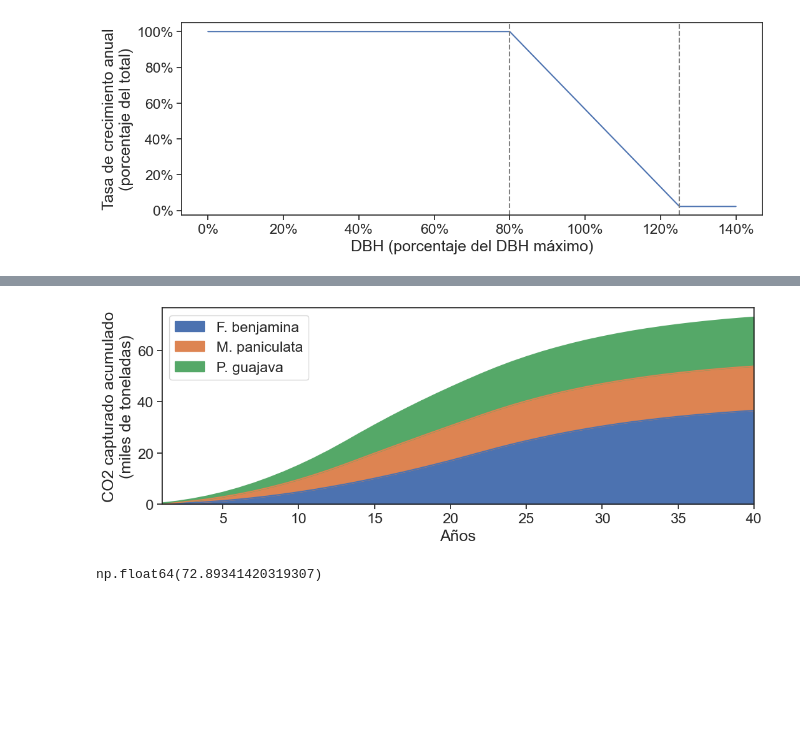
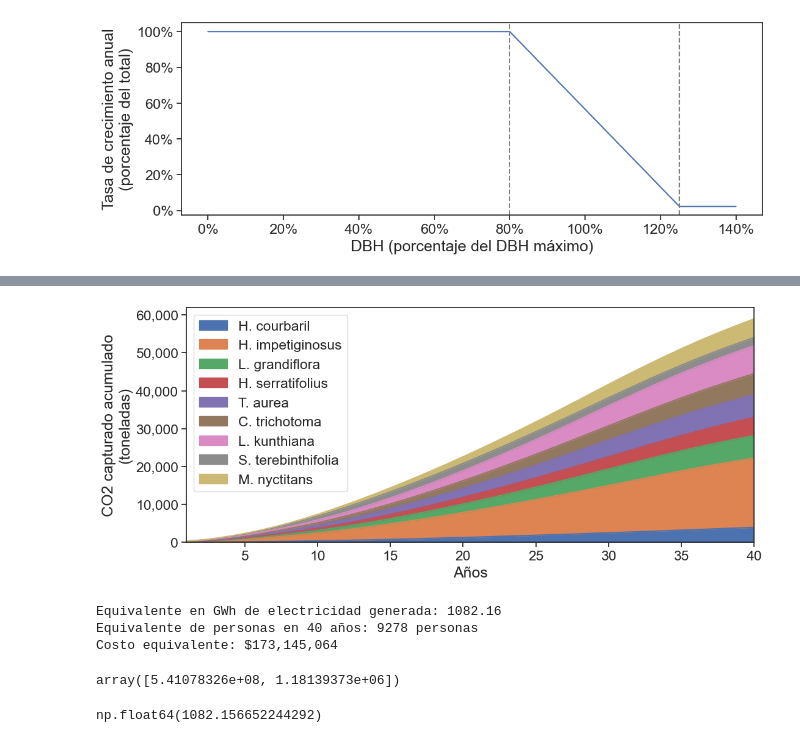
Before and after one commit to RodolfoFigueroa/belo_horizonte, a Jupyter notebook: trees.ipynb, the cells around one changed output, grey strips where cells are left out. Saved outputs shown, nothing was run; the diff lists cells and outputs as text; code cells hidden in the pictures; blank space fills up the shorter version.

```diff
--- a/trees.ipynb
+++ b/trees.ipynb
@@ -9,7 +10,4 @@ import seaborn as sns
 from matplotlib import ticker
 # %%
 figure_path = Path("./figures")
-# %%
-with open("./benefit.json") as file:
-    data = json.load(file)
 # %%
@@ -53,0 +74,4 @@ df_attributes = (
+# %%
+df_attributes_first = load_benefit_data("./benefits/year_1.json")
+df_attributes_after = load_benefit_data("./benefits/year_after.json", year_offset=1).reset_index().query("year > 1").set_index(["tree", "year"])
+df_attributes = pd.concat([df_attributes_first, df_attributes_after]).sort_index()
@@ -135,35 +170,45 @@ fig.savefig(figure_path / "crown_area_over_time.jpg", dpi=300, bbox_inches="tigh
 # %%
-all_sequestrations = []
-for i in range(1, 4):
-    s = []
-    for j in range(40):
-        s.append(
-            data["data"]["trees"][str(i)]["benefits"]["cumulative"]["category"][j][
-                "carbon"
-            ]["carbon-dioxide"]["sequestration"],
-        )
-    all_sequestrations.append(s)
+sns.set_theme(style="ticks", font_scale=1.5)
 
-all_sequestrations = pd.DataFrame(
-    zip(*all_sequestrations),
-    columns=["F. benjamina", "M. paniculata", "P. guajava"],
-    index=range(1, 41),
-).divide(1e6)
+fig, ax = plt.subplots(figsize=(12, 5))
+df_attributes.reset_index().pivot_table(
+    index="year",
+    columns="name",
+    values="co2",
+)[TREE_NAMES].divide(1e3).plot.area(ax=ax)
 
-sns.set_theme(style="ticks", font_scale=1.5)
-fig, ax = plt.subplots(figsize=(12, 4))
-all_sequestrations.plot.area(ax=ax)
 ax.set_xlim(1, 40)
 ax.set_xlabel("Años")
-ax.set_ylabel("CO2 capturado acumulado\n(miles de toneladas)")
+ax.set_ylabel("CO2 capturado acumulado\n(toneladas)")
+ax.legend().set_title("")
+ax.yaxis.set_major_formatter(ticker.StrMethodFormatter("{x:,.0f}"))
+
 fig.savefig(
     figure_path / "carbon_sequestration_over_time.jpg",
     dpi=300,
     bbox_inches="tight",
 )
 # %% [output]
-[figure, old version]
+[figure, new version]
-# %%
-all_sequestrations.iloc[-1].sum()
-# %% [output]
-np.float64(72.89341420319307)
+# %%
+emission_factor = 0.0545
+per_capita_energy_consumption_kwh = 2_916
+cost_per_kwh_usd = 0.16
+
+gwh_equivalent = df_attributes.xs(40, level="year")["co2"].sum() / emission_factor / 1e6
+
+print(f"Equivalente en GWh de electricidad generada: {gwh_equivalent:.2f}")
+print(f"Equivalente de personas en 40 años: {gwh_equivalent * 1e6 / per_capita_energy_consumption_kwh / 40:.0f} personas")
+print(f"Costo equivalente: ${gwh_equivalent * 1e6 * cost_per_kwh_usd:,.0f}")
+# %% [output]
+Equivalente en GWh de electricidad generada: 1082.16
+Equivalente de personas en 40 años: 9278 personas
+Costo equivalente: $173,145,064
+# %%
+gwh_equivalent * 1e6 / per_capita_energy_consumption_kwh
+# %% [output]
+array([5.41078326e+08, 1.18139373e+06])
+# %%
+gwh_equivalent
+# %% [output]
+np.float64(1082.156652244292)
```
Also changed, not shown: parts of 14 cells of this notebook, 3 other files.
